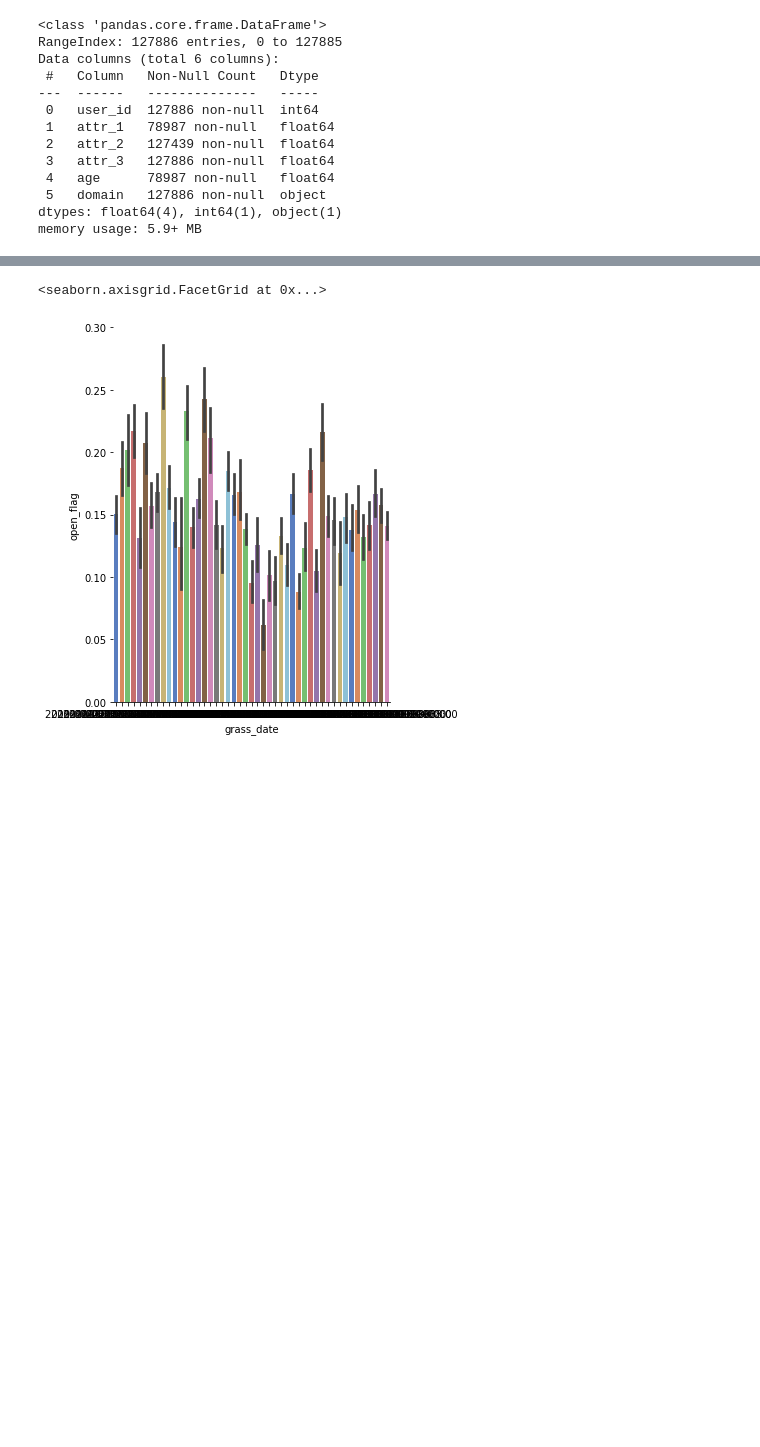
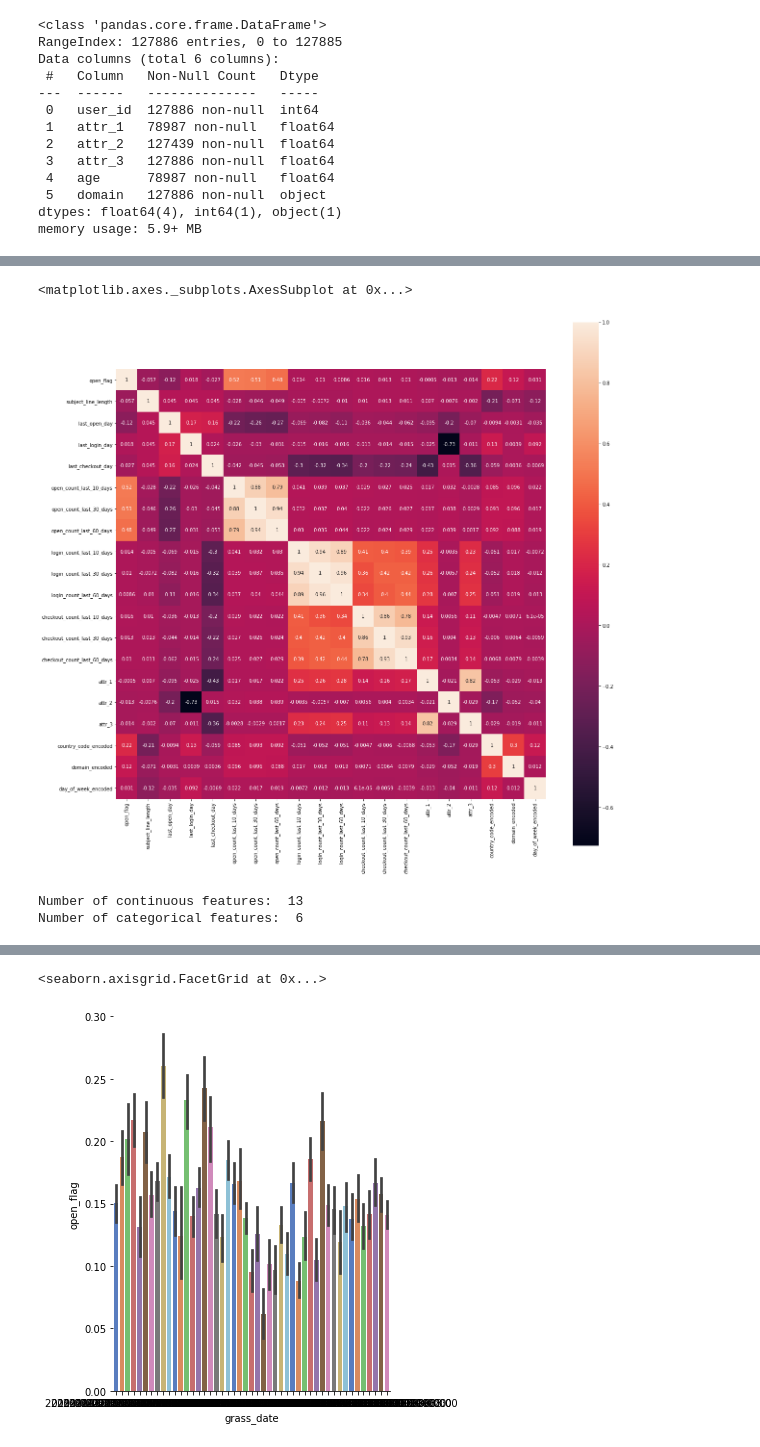
Before and after one commit to TanHaus/Shopee-CodeLeague-2020, a Jupyter notebook: marketing_analytics/explore.ipynb, the cells around one changed output, grey strips where cells are left out. Saved outputs shown, nothing was run; the diff lists cells and outputs as text; code cells hidden in the pictures; blank space fills up the shorter version.

```diff
--- a/marketing_analytics/explore.ipynb
+++ b/marketing_analytics/explore.ipynb
@@ -238,0 +278,41 @@ Length: 47, dtype: datetime64[ns, pytz.FixedOffset(480)]
+# %%
+features = [
+    'subject_line_length',
+    'last_open_day','last_login_day', 'last_checkout_day',
+    'open_count_last_10_days', 'open_count_last_30_days',
+    'open_count_last_60_days', 'login_count_last_10_days',
+    'login_count_last_30_days', 'login_count_last_60_days',
+    'checkout_count_last_10_days', 'checkout_count_last_30_days',
+    'checkout_count_last_60_days',
+    'attr_1', 'attr_2', 'attr_3',
+    'country_code_encoded', 'domain_encoded', 'day_of_week_encoded'
+]
+# %%
+plt.figure(figsize=(20,20))
+sns.heatmap(
+    new_train.loc[:, ['open_flag'] + features].corr(),
+    square=True, annot=True
+)
+# %% [output]
+<matplotlib.axes._subplots.AxesSubplot at 0x...>
+[figure, added]
+# %%
+cont_features = [
+    'subject_line_length',
+    'last_open_day','last_login_day', 'last_checkout_day',
+    'open_count_last_10_days', 'open_count_last_30_days',
+    'open_count_last_60_days', 'login_count_last_10_days',
+    'login_count_last_30_days', 'login_count_last_60_days',
+    'checkout_count_last_10_days', 'checkout_count_last_30_days',
+    'checkout_count_last_60_days',
+]
+cat_features = [
+    'attr_1', 'attr_2', 'attr_3',
+    'country_code_encoded', 'domain_encoded', 'day_of_week_encoded'
+]
+
+print('Number of continuous features: ', len(cont_features))
+print('Number of categorical features: ', len(cat_features))
+# %% [output]
+Number of continuous features:  13
+Number of categorical features:  6
```
Also changed, not shown: parts of 50 cells of this notebook.
